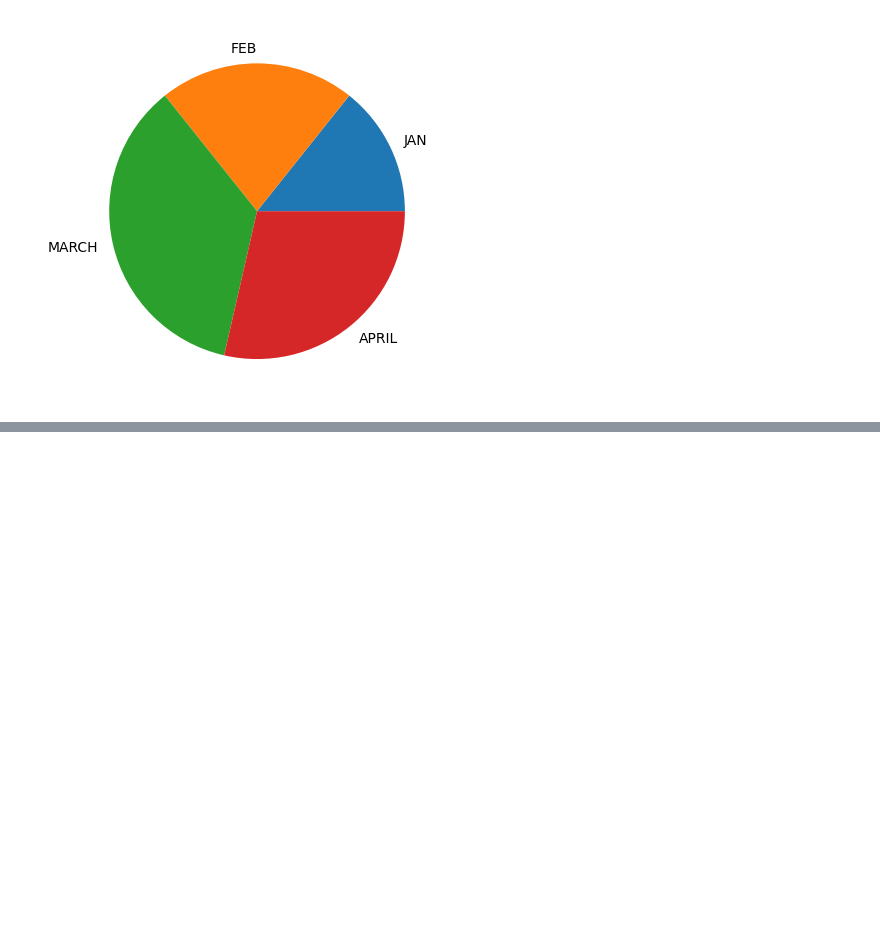
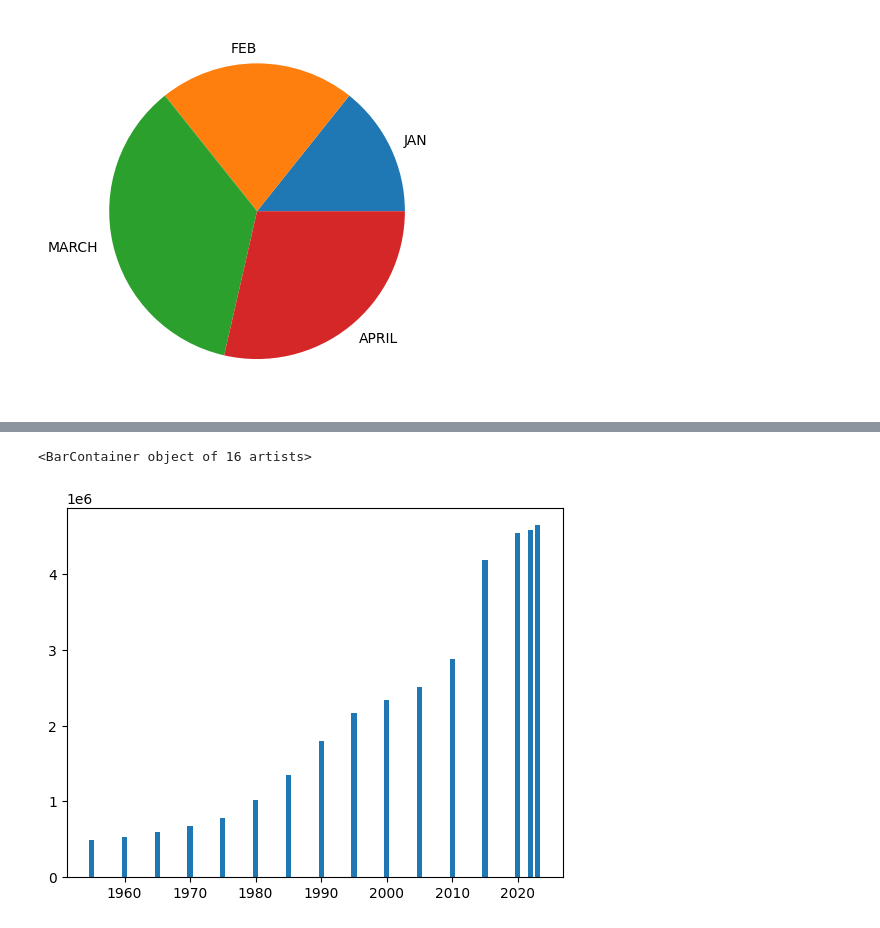
Before and after one commit to Alblooshi-Moh/Python-Project-1, a Jupyter notebook: Grap.ipynb, the cells around one changed output, grey strips where cells are left out. Drawn from its saved outputs; the diff is of its cells as text; code cells hidden in the pictures; blank space fills up the shorter version.

```diff
--- a/Grap.ipynb
+++ b/Grap.ipynb
@@ -58,0 +66,5 @@ plt.show()
+# %%
+plt.bar(x , y)
+# %% [output]
+<BarContainer object of 16 artists>
+[figure, added]
```
Also changed, not shown: parts of 7 cells of this notebook.
